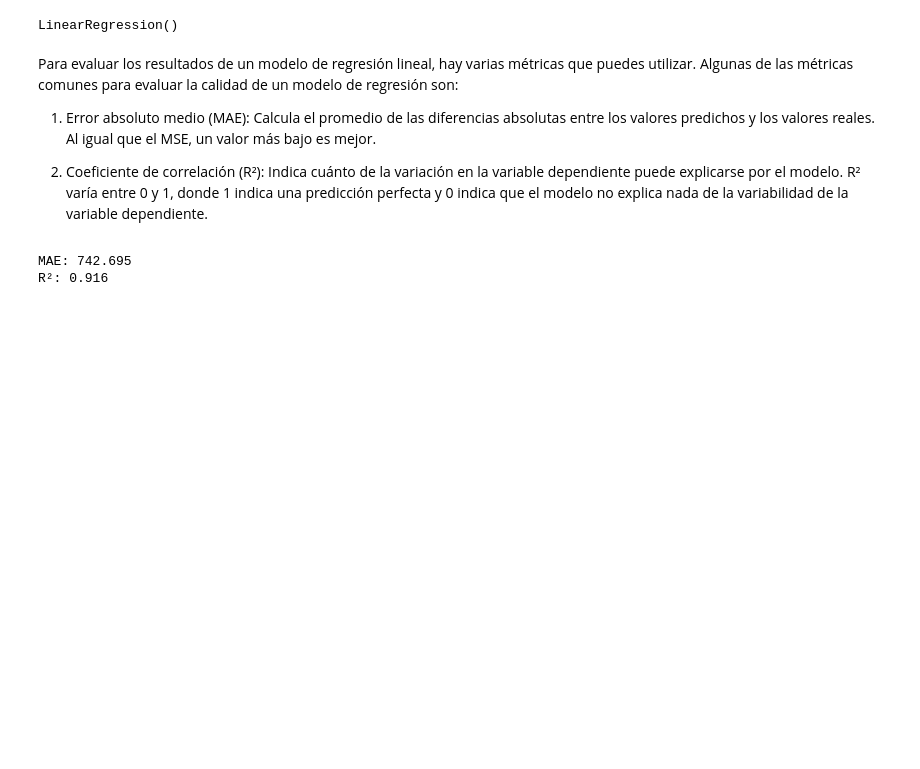
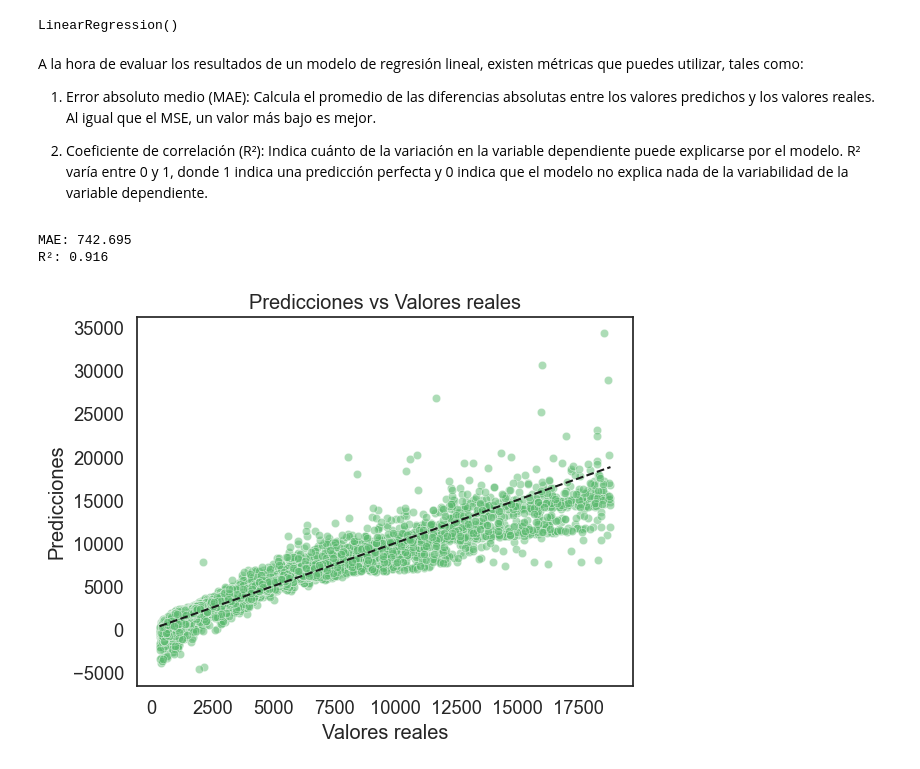
Before and after one commit to JuankTS/Analisis-de-precios-de-diamantes-, a Jupyter notebook: diamantes.ipynb, the cells around one changed output. Drawn from its saved outputs; the diff is of its cells as text; code cells hidden in the pictures; blank space fills up the shorter version.

Commit message:
Modelos y graficos

```diff
--- a/diamantes.ipynb
+++ b/diamantes.ipynb
@@ -172,8 +194,8 @@ print(y_test.shape)
 (10788,)
 # %%
 from sklearn.linear_model import LinearRegression
-rl= LinearRegression()
+lineal_reg= LinearRegression()
 # %%
-rl.fit(x_train,y_train)
+lineal_reg.fit(x_train,y_train)
 # %% [output]
 LinearRegression()
@@ -182,6 +202,8 @@ y_predict= rl.predict(x_train)
+# %%
+lineal_predict= lineal_reg.predict(x_test)
 # %% [markdown]
 
-Para evaluar los resultados de un modelo de regresión lineal, hay varias métricas que puedes utilizar. Algunas de las métricas comunes para evaluar la calidad de un modelo de regresión son:
+A la hora de evaluar los resultados de un modelo de regresión lineal, existen métricas que puedes utilizar, tales como:
 
 1. Error absoluto medio (MAE): Calcula el promedio de las diferencias absolutas entre los valores predichos y los valores reales. Al igual que el MSE, un valor más bajo es mejor.
 
@@ -200,3 +220,15 @@ print("R²:", r2)
 # %% [output]
 MAE: 742.695
 R²: 0.916
+# %%
+sns.set_style("white")
+sns.scatterplot(x=y_test, y=lineal_predict, color= '#5BBA6F',alpha= 0.5)
+plt.plot([y_test.min(), y_test.max()], [y_test.min(), y_test.max()], 'k--', lw=1.5)
+plt.xlabel("Valores reales")
+plt.ylabel("Predicciones")
+plt.title("Predicciones vs Valores reales")
+plt.grid(False)
+
+plt.show()
+# %% [output]
+[figure, added]
```
Also changed, not shown: parts of 12 cells of this notebook.
